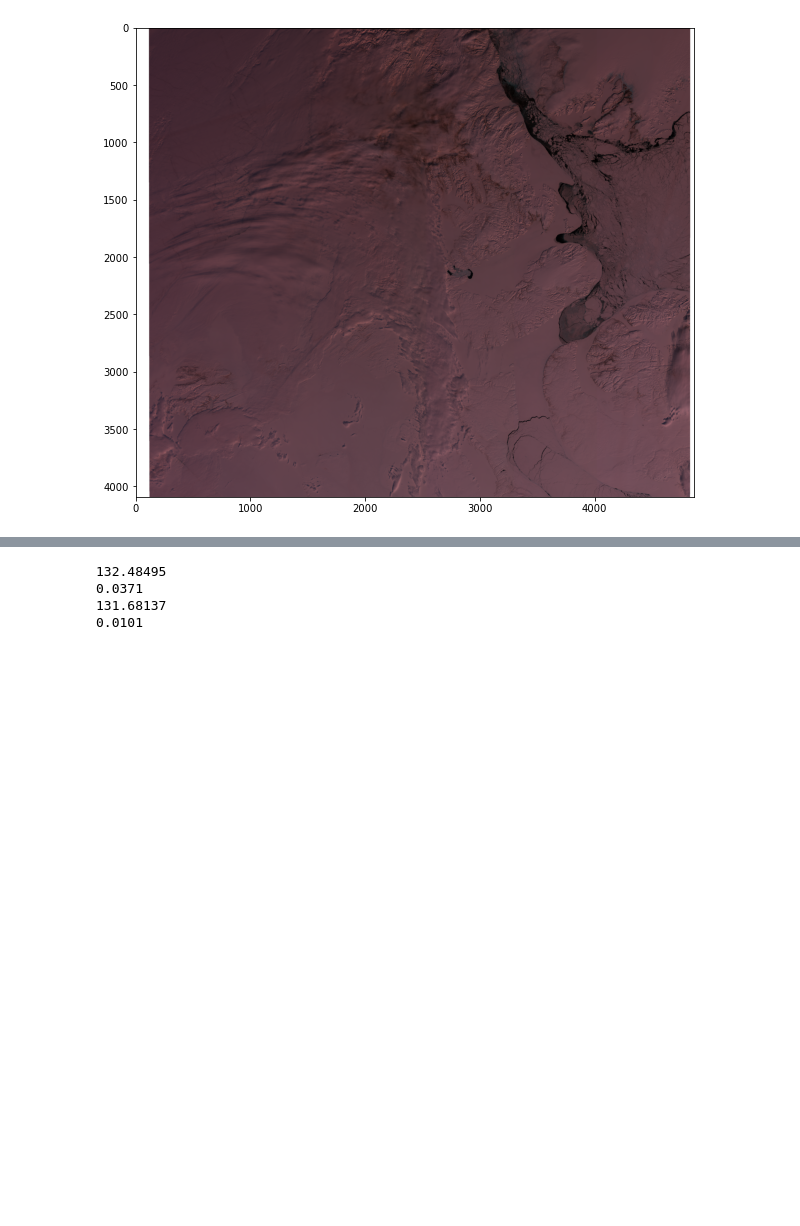
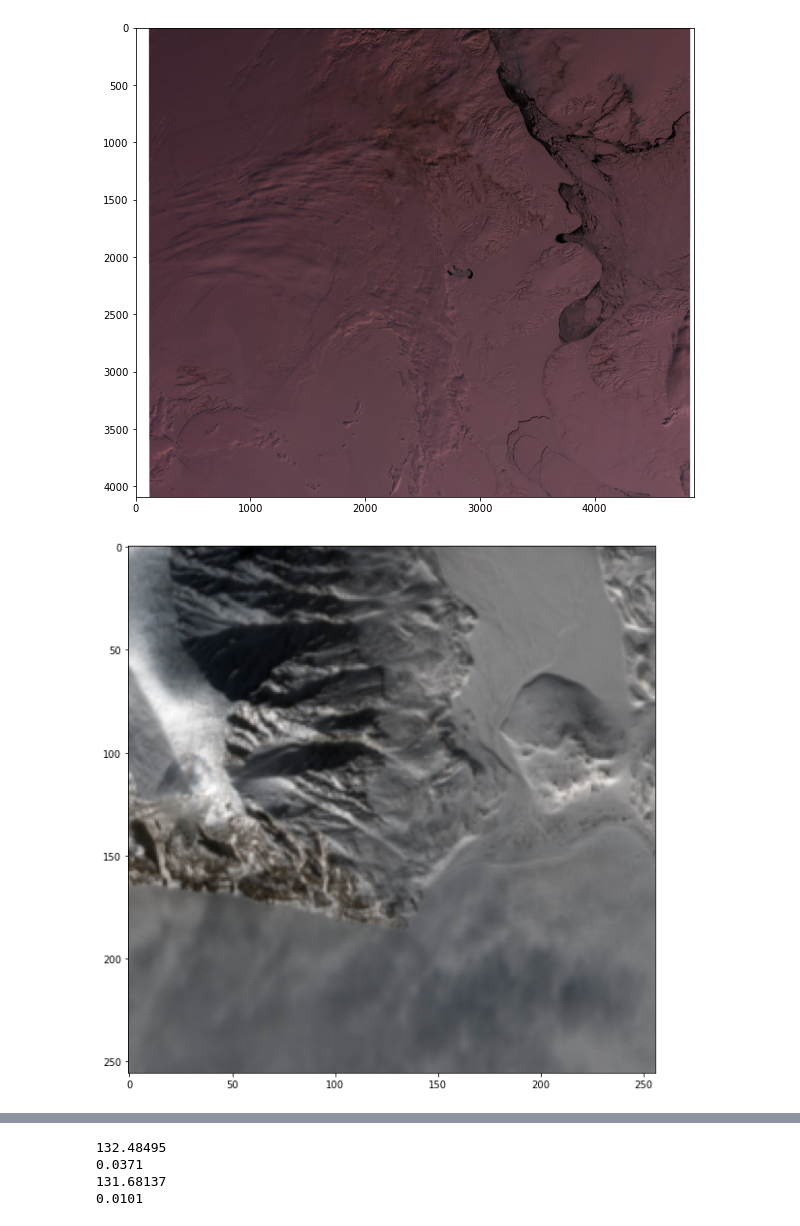
Before and after one commit to ucabcbo/ARISGAN, a Jupyter notebook: preprocessing/snap.ipynb, the cells around one changed output, grey strips where cells are left out. Saved outputs shown, nothing was run; the diff lists cells and outputs as text; code cells hidden in the pictures; blank space fills up the shorter version.

```diff
--- a/preprocessing/snap.ipynb
+++ b/preprocessing/snap.ipynb
@@ -128,6 +122,33 @@ snap.plot_s3_tile(s3_bands)
 # %% [output]
 [figure]
 # %%
-s2_bands = snap.resample(s2_bands, 'B2')
+s2_bands = snap_toolbox.resample(s2_bands, 'B2')
+# %%
+def collocate(master, slave, resampling_method='NEAREST_NEIGHBOUR', rename=False):
+    sources = HashMap()
+    sources.put('master', master)
+    sources.put('slave', slave)
+    parameters = HashMap()
+    parameters.put('masterProductName',master.getName())
+    # parameters.put('targetProductName','_collocated')
+    parameters.put('targetProductType','COLLOCATED')
+    parameters.put('resamplingType',resampling_method)
+    if rename:
+        parameters.put('renameMasterComponents','true')
+        parameters.put('renameSlaveComponents','true')
+        parameters.put('masterComponentPattern','${ORIGINAL_NAME}_M')
+        parameters.put('slaveComponentPattern','${ORIGINAL_NAME}_S${SLAVE_NUMBER_ID}')
+    else:
+        parameters.put('renameMasterComponents','false')
+        parameters.put('renameSlaveComponents','false')
+    result = snappy.GPF.createProduct('Collocate', parameters, sources)
+    # print(f'Collocated, result has {len(list(result.getBandNames()))} bands')
+    return result
 # %%
-collocated = snap.collocate(s2_bands, s3_bands)
+collocated = collocate(s2_bands, s3_raw)
+# %%
+temp = snap_toolbox.region_subset(collocated, '2883,1056,256,256')
+# %%
+snap_toolbox.plot_tile(temp)
+# %% [output]
+[figure, added]
```
Also changed, not shown: parts of 19 cells of this notebook, 12 other files.
